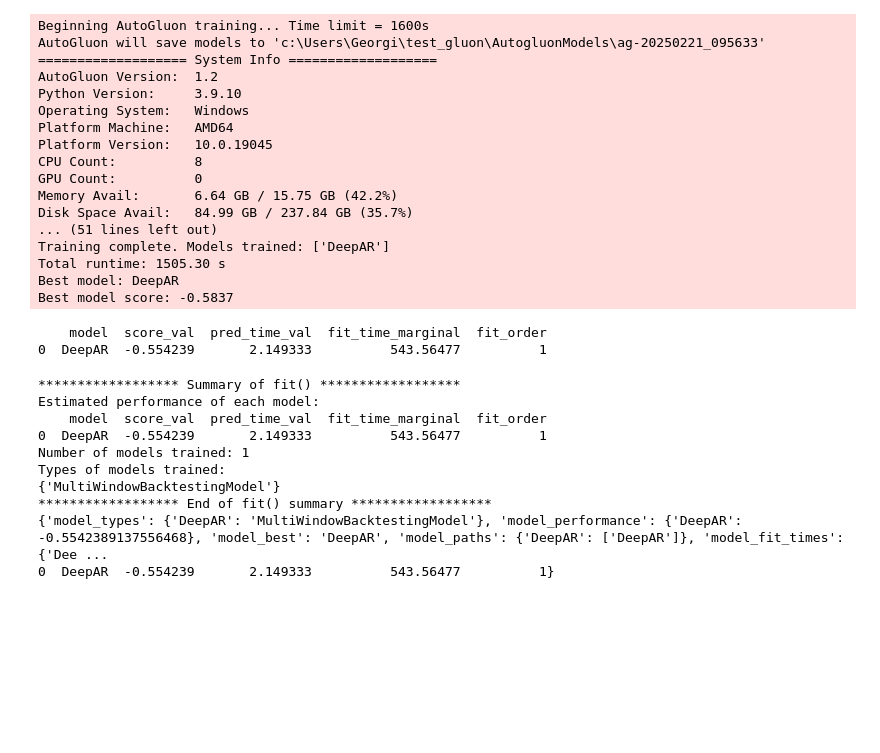
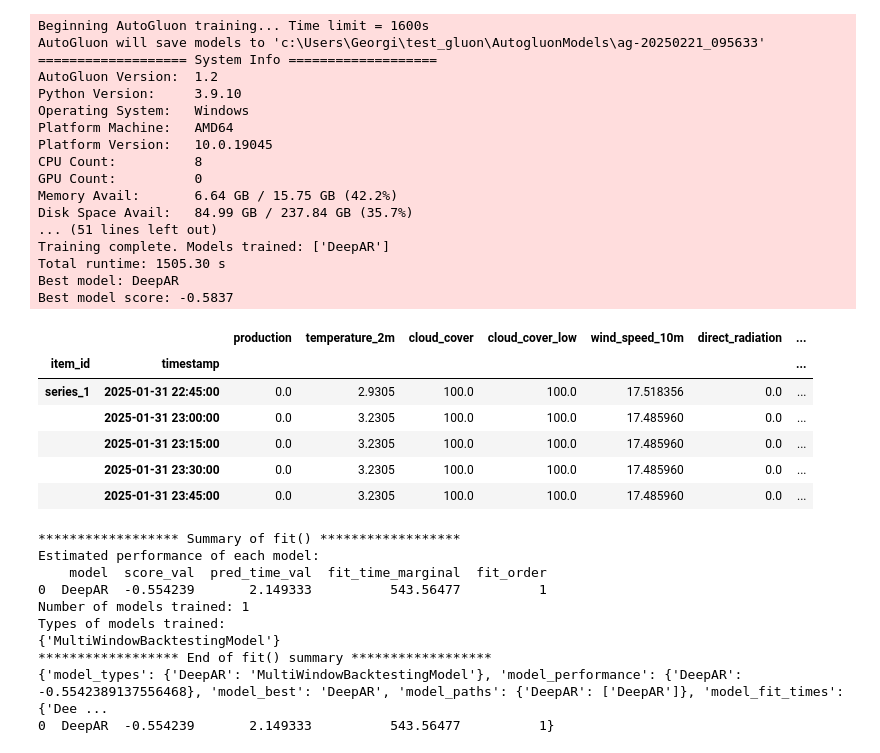
Before and after one commit to gkmanev/analytics, a Jupyter notebook: gluon_fetch_weather.ipynb, the cells around one changed output. Drawn from its saved outputs; the diff is of its cells as text; code cells hidden in the pictures; blank space fills up the shorter version.

```diff
--- a/gluon_fetch_weather.ipynb
+++ b/gluon_fetch_weather.ipynb
@@ -369,11 +369,17 @@ Total runtime: 1505.30 s
 Best model: DeepAR
 Best model score: -0.5837
 # %%
+train_data.tail()
 # leaderboard = predictor.leaderboard()
 # print(leaderboard)
 # %% [output]
-    model  score_val  pred_time_val  fit_time_marginal  fit_order
-0  DeepAR  -0.554239       2.149333          543.56477          1
+|  |  | production | temperature_2m | cloud_cover | cloud_cover_low | wind_speed_10m | direct_radiation | ... |
+| item_id | timestamp |  |  |  |  |  |  | ... |
+| series_1 | 2025-01-31 22:45:00 | 0.0 | 2.9305 | 100.0 | 100.0 | 17.518356 | 0.0 | ... |
+|  | 2025-01-31 23:00:00 | 0.0 | 3.2305 | 100.0 | 100.0 | 17.485960 | 0.0 | ... |
+|  | 2025-01-31 23:15:00 | 0.0 | 3.2305 | 100.0 | 100.0 | 17.485960 | 0.0 | ... |
+|  | 2025-01-31 23:30:00 | 0.0 | 3.2305 | 100.0 | 100.0 | 17.485960 | 0.0 | ... |
+|  | 2025-01-31 23:45:00 | 0.0 | 3.2305 | 100.0 | 100.0 | 17.485960 | 0.0 | ... |
 # %%
 # cv_results = predictor.fit_summary()
 # print(cv_results)
```
Also changed, not shown: parts of 4 cells of this notebook, 59 other files.
